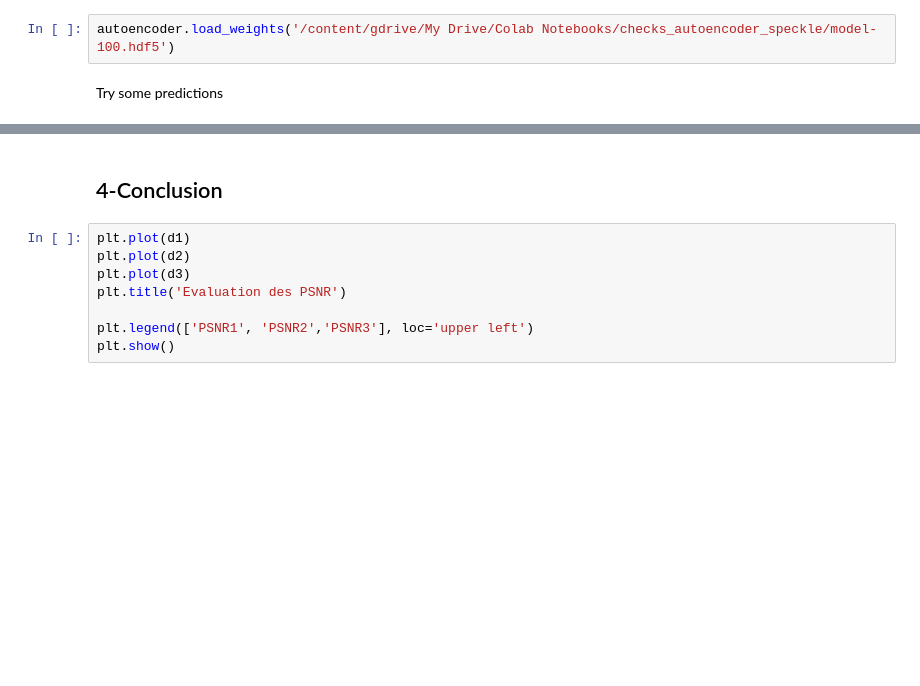
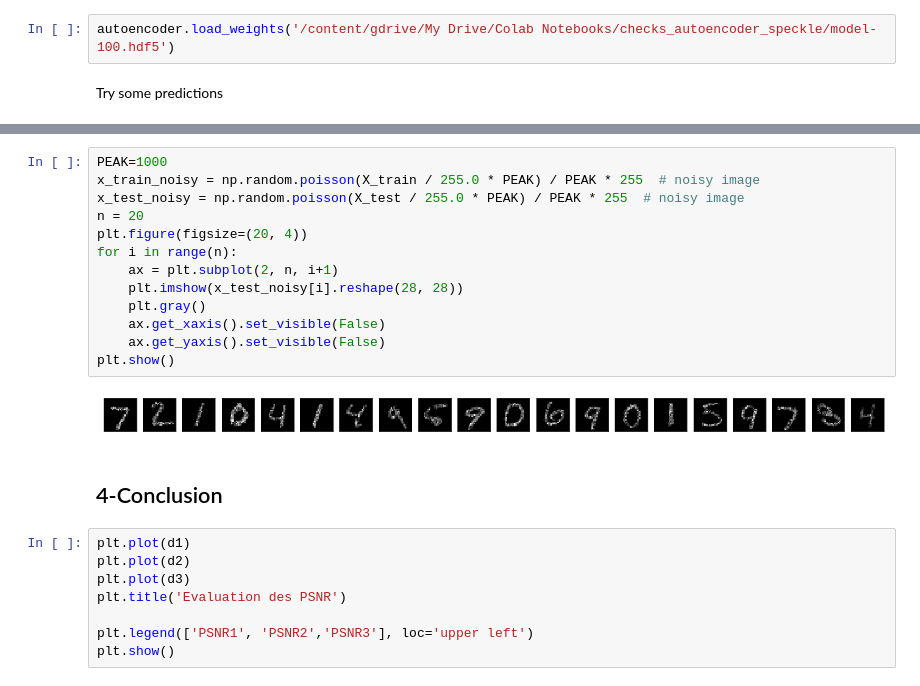
Before and after one commit to ecsquare/Deep-Compression-with-autoencoder, a Jupyter notebook: Compression_with_autoencoder.ipynb, the cells around one changed output, grey strips where cells are left out. Saved outputs shown, nothing was run; the diff lists cells and outputs as text; blank space fills up the shorter version.

```diff
--- a/Compression_with_autoencoder.ipynb
+++ b/Compression_with_autoencoder.ipynb
@@ -362,3 +386,18 @@ plt.bar(range(20),s3, width = 0.5, color = 'Blue')
+# %%
+PEAK=1000
+x_train_noisy = np.random.poisson(X_train / 255.0 * PEAK) / PEAK * 255  # noisy image
+x_test_noisy = np.random.poisson(X_test / 255.0 * PEAK) / PEAK * 255  # noisy image
+n = 20
+plt.figure(figsize=(20, 4))
+for i in range(n):
+    ax = plt.subplot(2, n, i+1)
+    plt.imshow(x_test_noisy[i].reshape(28, 28))
+    plt.gray()
+    ax.get_xaxis().set_visible(False)
+    ax.get_yaxis().set_visible(False)
+plt.show()
+# %% [output]
+[figure, added]
 # %% [markdown]
 <h2> 4-Conclusion </h2>
 # %%
```
Also changed, not shown: parts of 6 cells of this notebook.
